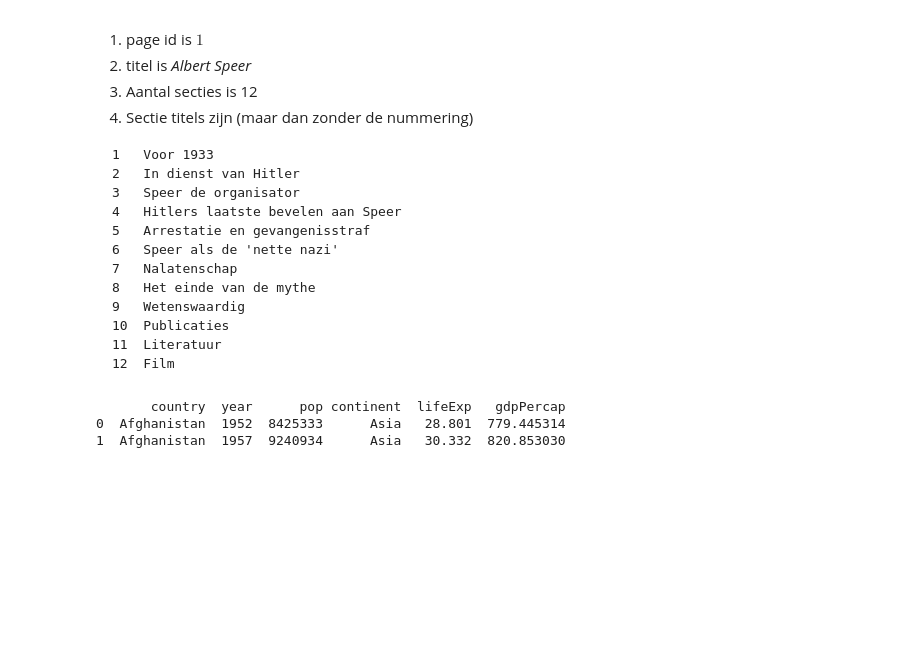
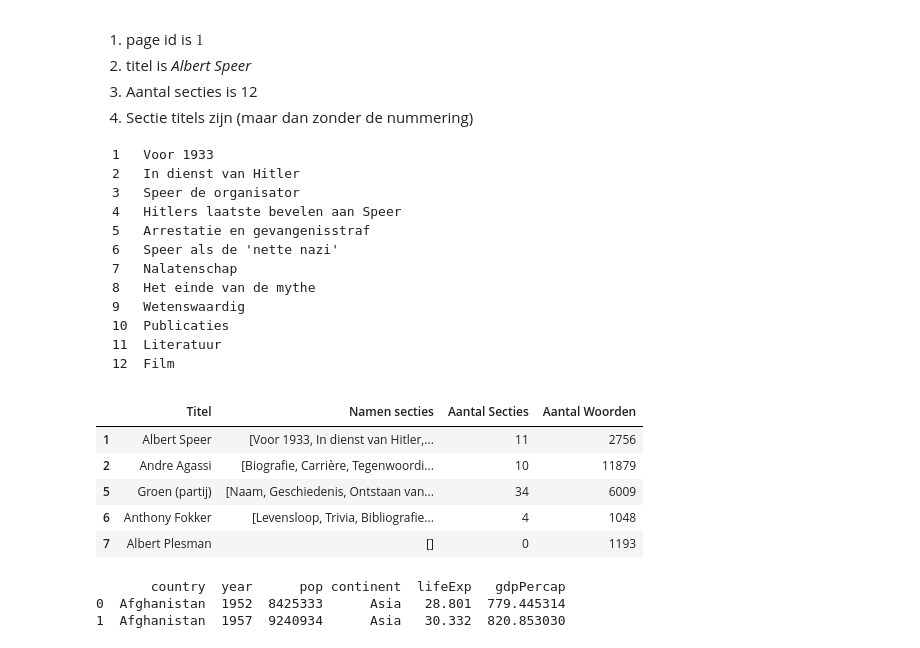
Before and after one commit to dylanwijman/data-science, a Jupyter notebook: Assignment 4/Assignment4.ipynb, the cells around one changed output. Cells and saved outputs as stored; diff of their text form; code cells hidden in the pictures; blank space fills up the shorter version.

```diff
--- a/Assignment 4/Assignment4.ipynb
+++ b/Assignment 4/Assignment4.ipynb
@@ -72,7 +73,8 @@ from bz2file import BZ2File
 import codecs
 from nltk.tokenize import RegexpTokenizer
 # %%
-f = '/home/dylan/Downloads/nlwiki-20160111-pages-articles1.xml.bz2'
+#f = '/home/dylan/Downloads/nlwiki-20160111-pages-articles1.xml.bz2'
+f = 'nlwiki-20160111-pages-articles1.xml.bz2'
 with BZ2File(f) as xml_file:
     context = etree.iterparse(xml_file,  tag= '{http://www.mediawiki.org/xml/export-0.10/}page')
     dfdict = {}
@@ -87,4 +89,14 @@ with BZ2File(f) as xml_file:
 # %%
 dfwiki = pd.DataFrame.from_dict(dfdict, orient='index')
 dfwiki.columns = ['Titel', 'Namen secties', 'Aantal Secties', 'Aantal Woorden']
-dfwiki.to_pickle('dfwiki.pkl')
+
+dfwiki.head()
+#Sla dit dataframe op als pickle bestand.
+#dfwiki.to_pickle('dfwiki.pkl')
+# %% [output]
+|  | Titel | Namen secties | Aantal Secties | Aantal Woorden |
+| 1 | Albert Speer | [Voor 1933, In dienst van Hitler,... | 11 | 2756 |
+| 2 | Andre Agassi | [Biografie, Carrière, Tegenwoordi... | 10 | 11879 |
+| 5 | Groen (partij) | [Naam, Geschiedenis, Ontstaan van... | 34 | 6009 |
+| 6 | Anthony Fokker | [Levensloop, Trivia, Bibliografie... | 4 | 1048 |
+| 7 | Albert Plesman | [] | 0 | 1193 |
```
Also changed, not shown: parts of 6 cells of this notebook.
